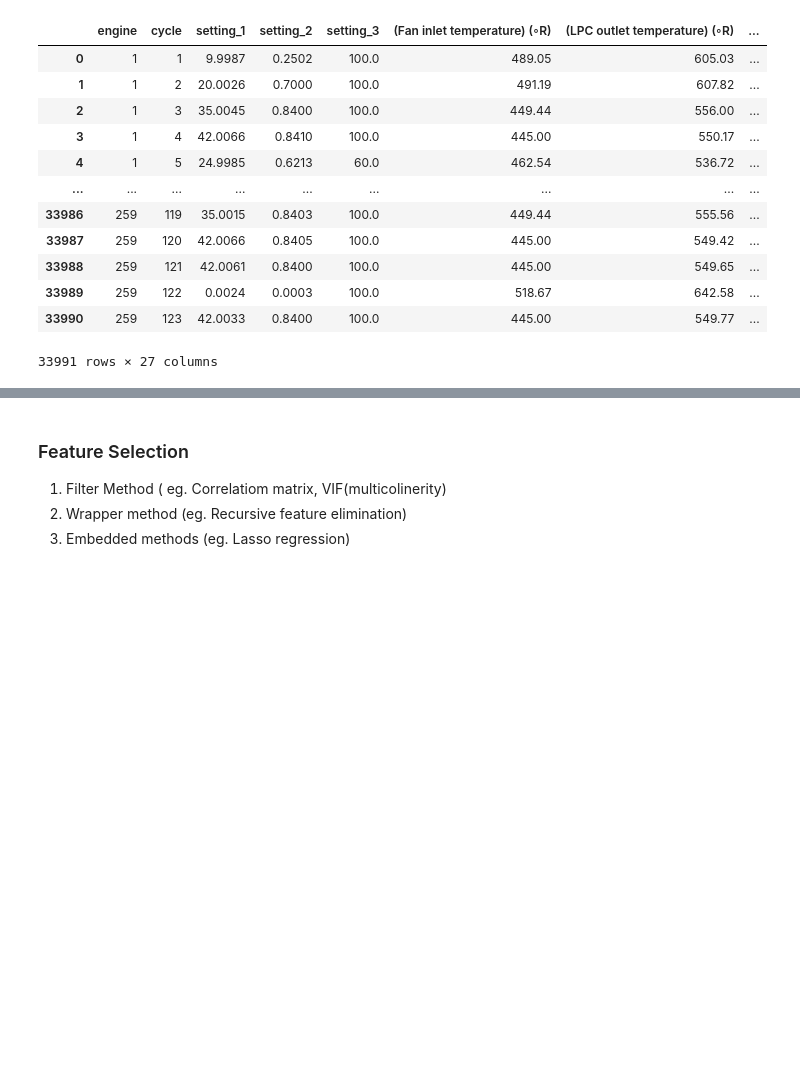
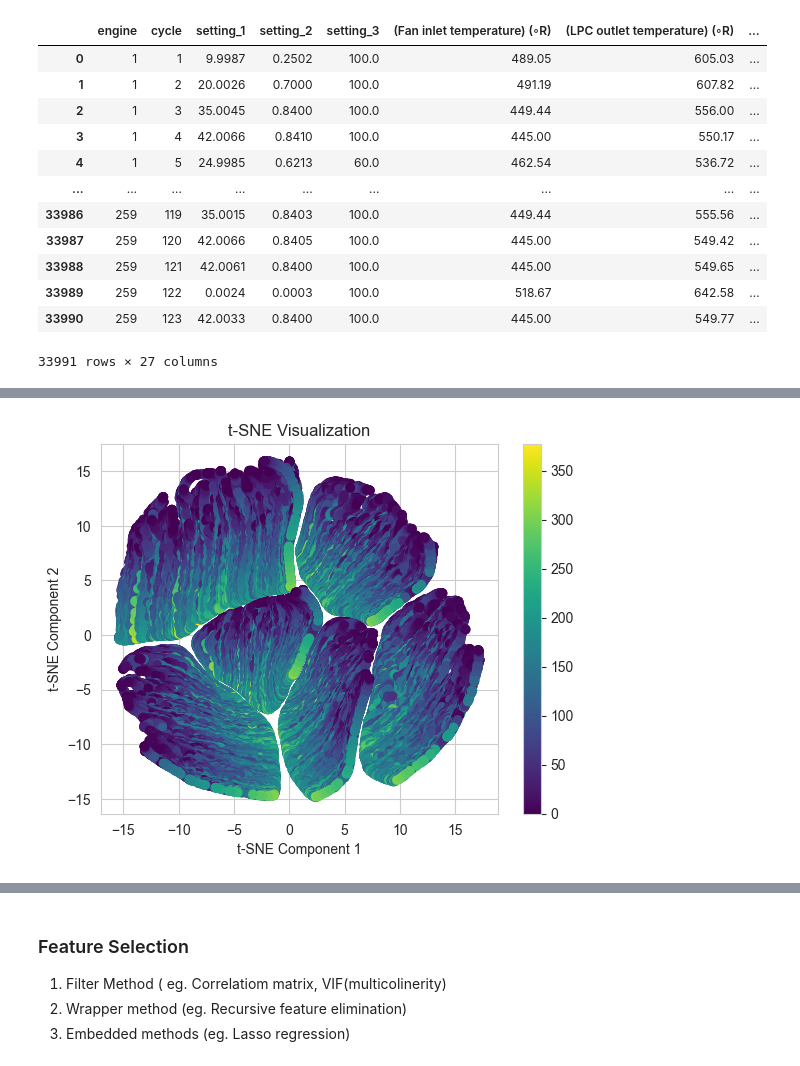
Before and after one commit to ash-sha/Predictive_maintenance, a Jupyter notebook: notebooks/Preprocessing.ipynb, the cells around one changed output, grey strips where cells are left out. Drawn from its saved outputs; the diff is of its cells as text; code cells hidden in the pictures; blank space fills up the shorter version.

```diff
--- a/notebooks/Preprocessing.ipynb
+++ b/notebooks/Preprocessing.ipynb
@@ -524,0 +611,17 @@ y_test = df_test['RUL']
+# %%
+from sklearn.manifold import TSNE
+import matplotlib.pyplot as plt
+
+# Assume X_train contains the high-dimensional data
+tsne = TSNE(n_components=2, perplexity=30, n_iter=300)
+X_train_tsne = tsne.fit_transform(X_train)
+
+# Plotting
+plt.scatter(X_train_tsne[:, 0], X_train_tsne[:, 1], c=y_train, cmap='viridis')
+plt.title("t-SNE Visualization")
+plt.xlabel("t-SNE Component 1")
+plt.ylabel("t-SNE Component 2")
+plt.colorbar()
+plt.show()
+# %% [output]
+[figure, added]
```
Also changed, not shown: parts of 21 cells of this notebook.
